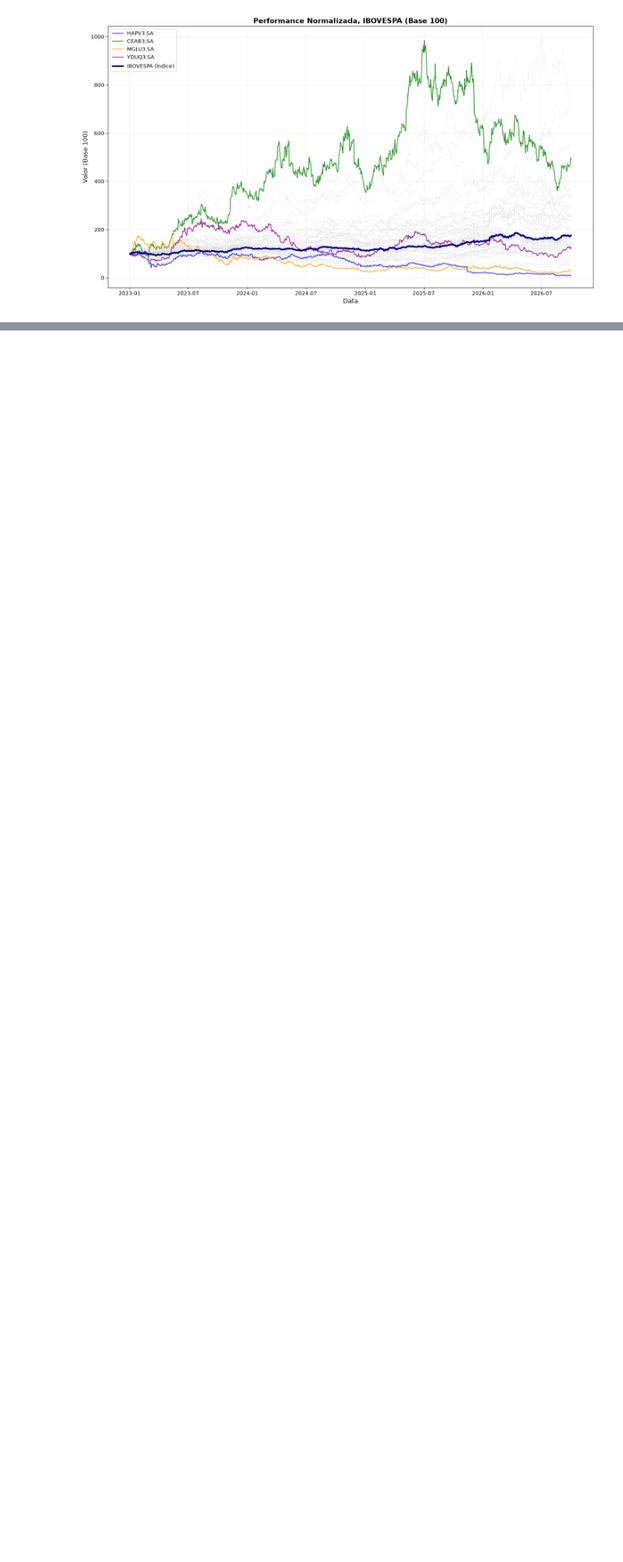
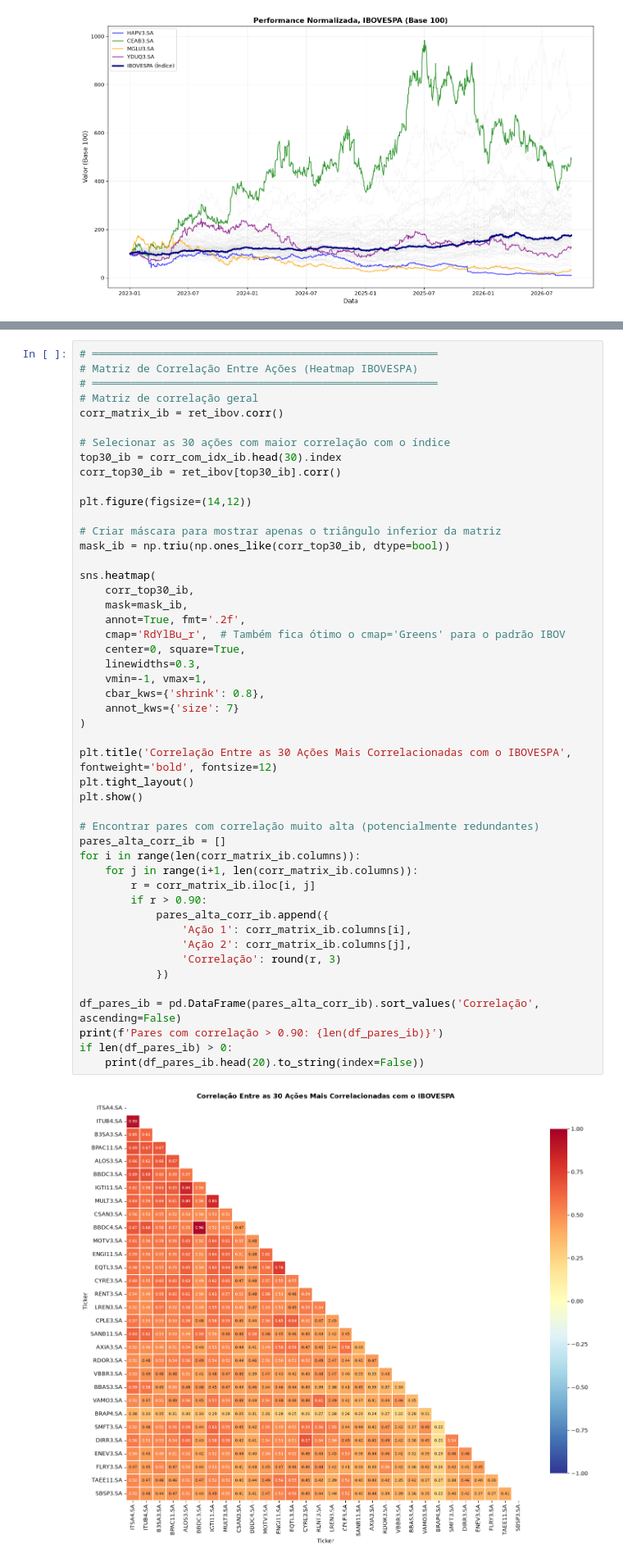
Before and after one commit to LeonardoDias2002/bootcamp_datascience, a Jupyter notebook: entrega_1/Finor_data_cleaning.ipynb, the cells around one changed output, grey strips where cells are left out. Shown at 82% size. Drawn from its saved outputs; the diff is of its cells as text; blank space fills up the shorter version.

```diff
--- a/entrega_1/Finor_data_cleaning.ipynb
+++ b/entrega_1/Finor_data_cleaning.ipynb
@@ -512,0 +679,50 @@ plt.show()
+# %%
+# ══════════════════════════════════════════════════════
+# Matriz de Correlação Entre Ações (Heatmap IBOVESPA)
+# ══════════════════════════════════════════════════════
+# Matriz de correlação geral
+corr_matrix_ib = ret_ibov.corr()
+
+# Selecionar as 30 ações com maior correlação com o índice
+top30_ib = corr_com_idx_ib.head(30).index
+corr_top30_ib = ret_ibov[top30_ib].corr()
+
+plt.figure(figsize=(14,12))
+
+# Criar máscara para mostrar apenas o triângulo inferior da matriz
+mask_ib = np.triu(np.ones_like(corr_top30_ib, dtype=bool))
+
+sns.heatmap(
+    corr_top30_ib,
+    mask=mask_ib,
+    annot=True, fmt='.2f',
+    cmap='RdYlBu_r',  # Também fica ótimo o cmap='Greens' para o padrão IBOV
+    center=0, square=True,
+    linewidths=0.3,
+    vmin=-1, vmax=1,
+    cbar_kws={'shrink': 0.8},
+    annot_kws={'size': 7}
+)
+
+plt.title('Correlação Entre as 30 Ações Mais Correlacionadas com o IBOVESPA', fontweight='bold', fontsize=12)
+plt.tight_layout()
+plt.show()
+
+# Encontrar pares com correlação muito alta (potencialmente redundantes)
+pares_alta_corr_ib = []
+for i in range(len(corr_matrix_ib.columns)):
+    for j in range(i+1, len(corr_matrix_ib.columns)):
+        r = corr_matrix_ib.iloc[i, j]
+        if r > 0.90:
+            pares_alta_corr_ib.append({
+                'Ação 1': corr_matrix_ib.columns[i],
+                'Ação 2': corr_matrix_ib.columns[j],
+                'Correlação': round(r, 3)
+            })
+
+df_pares_ib = pd.DataFrame(pares_alta_corr_ib).sort_values('Correlação', ascending=False)
+print(f'Pares com correlação > 0.90: {len(df_pares_ib)}')
+if len(df_pares_ib) > 0:
+    print(df_pares_ib.head(20).to_string(index=False))
+# %% [output]
+[figure, added]
```
Also changed, not shown: parts of 5 cells of this notebook.
